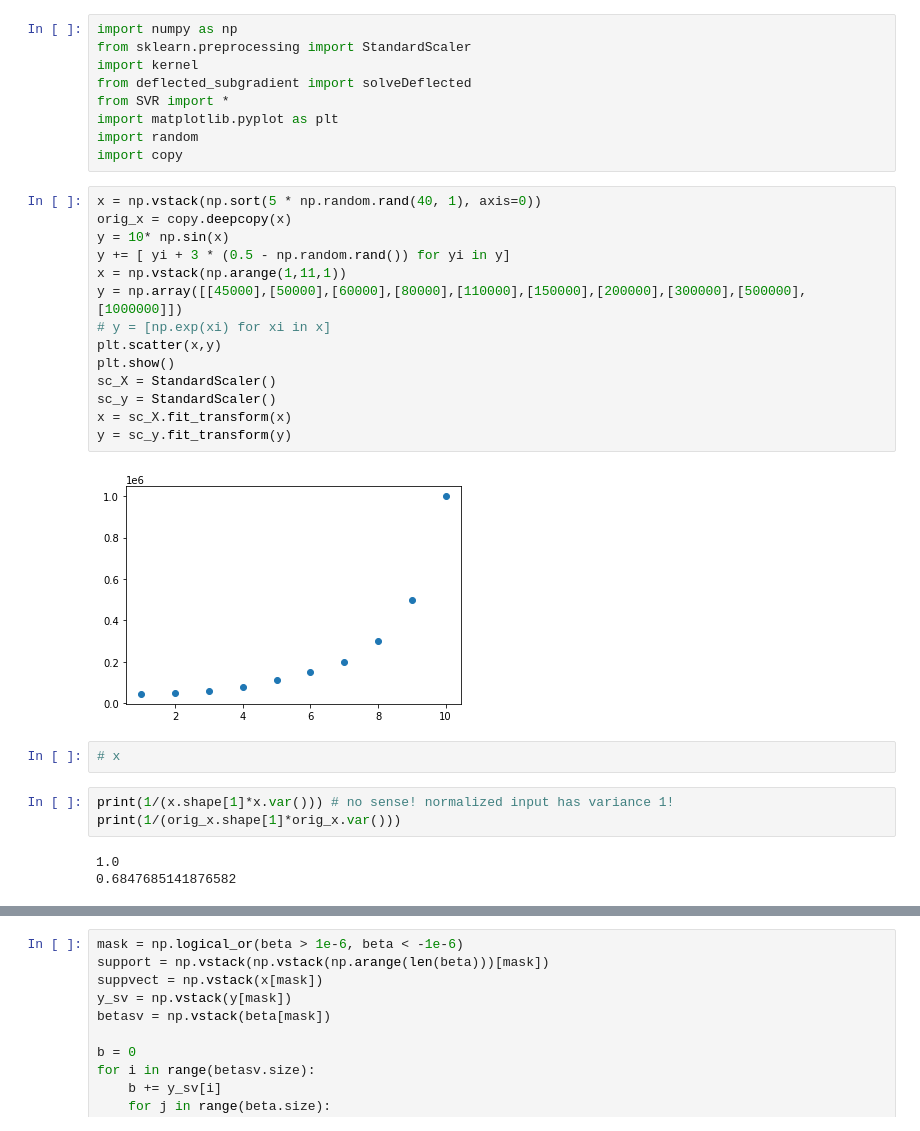
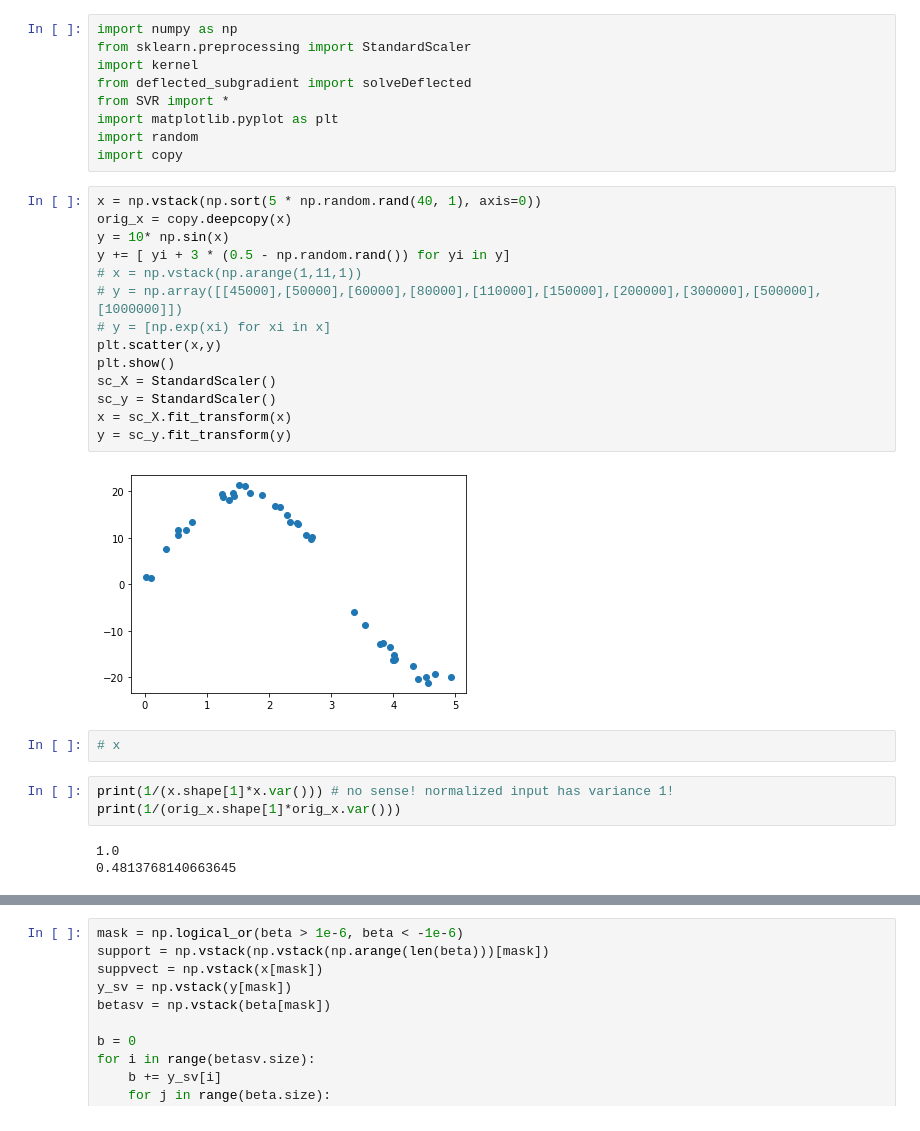
Before and after one commit to EliaPiccoli/ML-CM-Project, a Jupyter notebook: cm_scripts/prova_rbf.ipynb, the cells around one changed output, grey strips where cells are left out. Cells and saved outputs as stored; diff of their text form.

```diff
--- a/cm_scripts/prova_rbf.ipynb
+++ b/cm_scripts/prova_rbf.ipynb
@@ -10,19 +10,19 @@ import copy
 # %%
 x = np.vstack(np.sort(5 * np.random.rand(40, 1), axis=0))
 orig_x = copy.deepcopy(x)
 y = 10* np.sin(x)
 y += [ yi + 3 * (0.5 - np.random.rand()) for yi in y]
-x = np.vstack(np.arange(1,11,1))
-y = np.array([[45000],[50000],[60000],[80000],[110000],[150000],[200000],[300000],[500000],[1000000]])
+# x = np.vstack(np.arange(1,11,1))
+# y = np.array([[45000],[50000],[60000],[80000],[110000],[150000],[200000],[300000],[500000],[1000000]])
 # y = [np.exp(xi) for xi in x]
 plt.scatter(x,y)
 plt.show()
 sc_X = StandardScaler()
 sc_y = StandardScaler()
 x = sc_X.fit_transform(x)
 y = sc_y.fit_transform(y)
 # %% [output]
-[figure, old version]
+[figure, new version]
 # %%
 # x
 # %%
@@ -30,7 +30,7 @@ print(1/(x.shape[1]*x.var())) # no sense! normalized input has variance 1!
 print(1/(orig_x.shape[1]*orig_x.var()))
 # %% [output]
 1.0
-0.6847685141876582
+0.4813768140663645
 # %%
 gamma = 'scale'
 K = kernel.rbf(x,gamma=gamma, orig_x=None)
```
Also changed, not shown: parts of 11 cells of this notebook, 4 other files.
